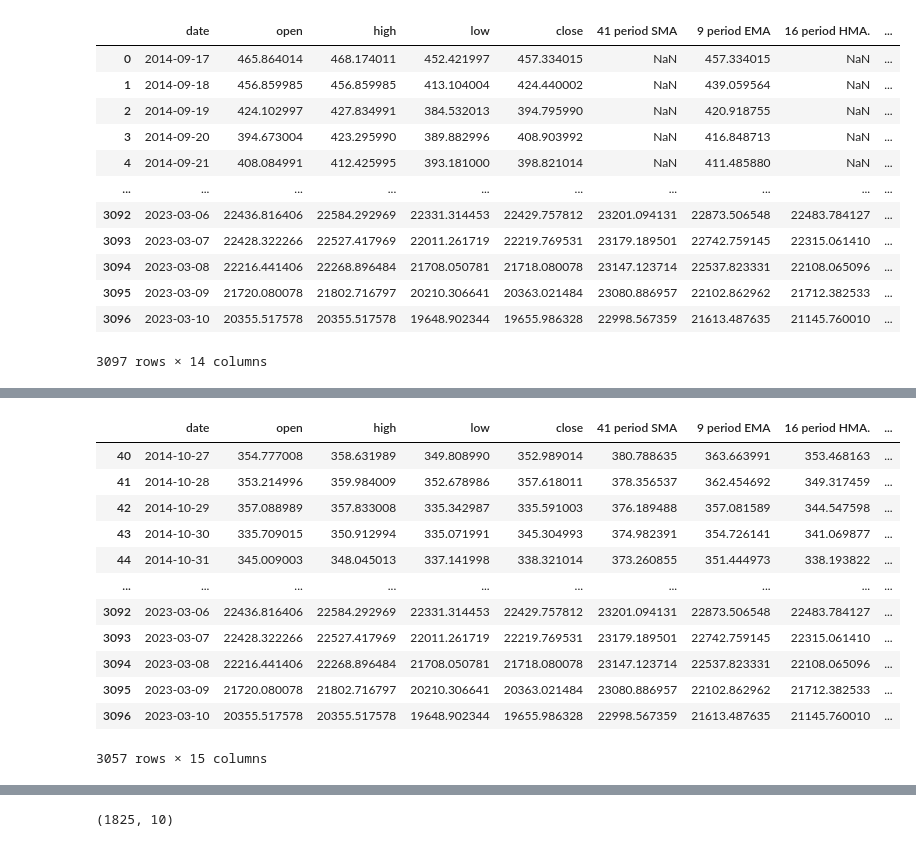
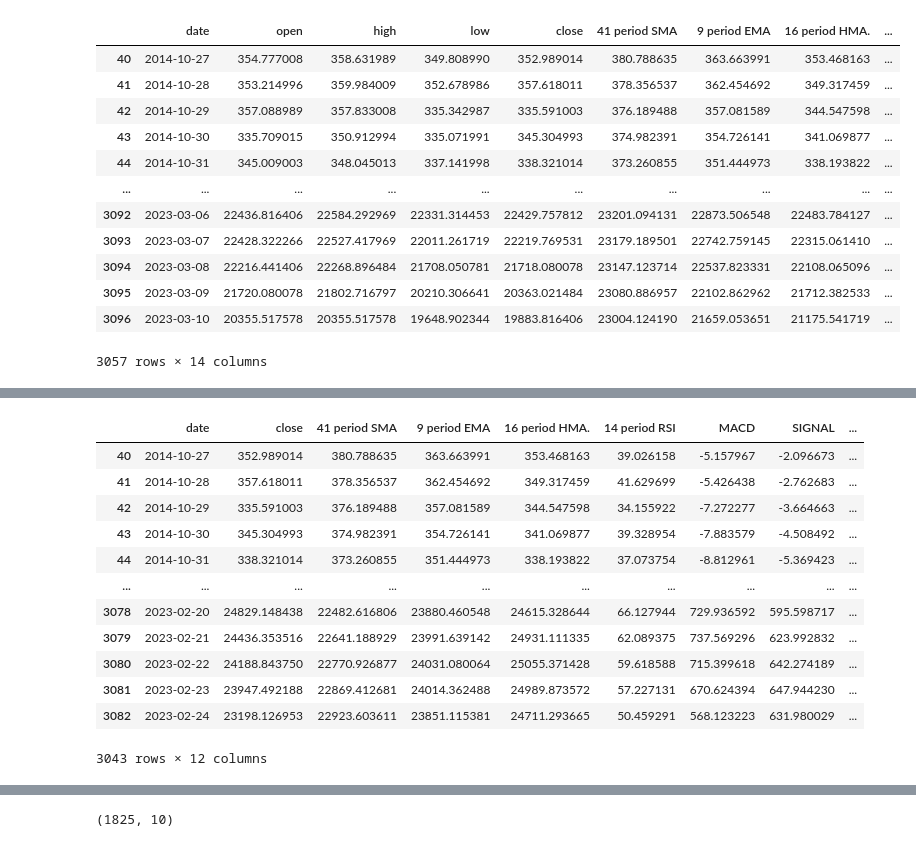
Before and after one commit to hristo-darlyanov/CryptoTradingMLPredictor, a Jupyter notebook: prediction.ipynb, the cells around one changed output, grey strips where cells are left out. Saved outputs shown, nothing was run; the diff lists cells and outputs as text; code cells hidden in the pictures.

```diff
--- a/prediction.ipynb
+++ b/prediction.ipynb
@@ -52,24 +52,22 @@ df
 3097 rows × 5 columns
 # %%
 indicators = ['SMA', 'EMA', 'HMA', 'RSI', 'MACD', 'BBANDS']
-df = getTickerIndicatorData(df, indicators)
+df = getTickerIndicatorData(df, indicators, dropna=True)
 df
 # %% [output]
 |  | date | open | high | low | close | 41 period SMA | 9 period EMA | 16 period HMA. | ... |
-| 0 | 2014-09-17 | 465.864014 | 468.174011 | 452.421997 | 457.334015 | NaN | 457.334015 | NaN | ... |
-| 1 | 2014-09-18 | 456.859985 | 456.859985 | 413.104004 | 424.440002 | NaN | 439.059564 | NaN | ... |
-| 2 | 2014-09-19 | 424.102997 | 427.834991 | 384.532013 | 394.795990 | NaN | 420.918755 | NaN | ... |
-| 3 | 2014-09-20 | 394.673004 | 423.295990 | 389.882996 | 408.903992 | NaN | 416.848713 | NaN | ... |
-| 4 | 2014-09-21 | 408.084991 | 412.425995 | 393.181000 | 398.821014 | NaN | 411.485880 | NaN | ... |
+| 40 | 2014-10-27 | 354.777008 | 358.631989 | 349.808990 | 352.989014 | 380.788635 | 363.663991 | 353.468163 | ... |
+| 41 | 2014-10-28 | 353.214996 | 359.984009 | 352.678986 | 357.618011 | 378.356537 | 362.454692 | 349.317459 | ... |
+| 42 | 2014-10-29 | 357.088989 | 357.833008 | 335.342987 | 335.591003 | 376.189488 | 357.081589 | 344.547598 | ... |
+| 43 | 2014-10-30 | 335.709015 | 350.912994 | 335.071991 | 345.304993 | 374.982391 | 354.726141 | 341.069877 | ... |
+| 44 | 2014-10-31 | 345.009003 | 348.045013 | 337.141998 | 338.321014 | 373.260855 | 351.444973 | 338.193822 | ... |
 | ... | ... | ... | ... | ... | ... | ... | ... | ... | ... |
 | 3092 | 2023-03-06 | 22436.816406 | 22584.292969 | 22331.314453 | 22429.757812 | 23201.094131 | 22873.506548 | 22483.784127 | ... |
 | 3093 | 2023-03-07 | 22428.322266 | 22527.417969 | 22011.261719 | 22219.769531 | 23179.189501 | 22742.759145 | 22315.061410 | ... |
 | 3094 | 2023-03-08 | 22216.441406 | 22268.896484 | 21708.050781 | 21718.080078 | 23147.123714 | 22537.823331 | 22108.065096 | ... |
 | 3095 | 2023-03-09 | 21720.080078 | 21802.716797 | 20210.306641 | 20363.021484 | 23080.886957 | 22102.862962 | 21712.382533 | ... |
-| 3096 | 2023-03-10 | 20355.517578 | 20355.517578 | 19648.902344 | 19655.986328 | 22998.567359 | 21613.487635 | 21145.760010 | ... |
+| 3096 | 2023-03-10 | 20355.517578 | 20355.517578 | 19648.902344 | 19883.816406 | 23004.124190 | 21659.053651 | 21175.541719 | ... |
-3097 rows × 14 columns
+3057 rows × 14 columns
-# %%
-df.dropna(inplace=True)
 # %%
 df.isnull().sum()
 # %% [output]
@@ -89,19 +87,19 @@ BB_MIDDLE         0
 BB_LOWER          0
 dtype: int64
 # %%
-df2 = produce_prediction(df, 14)
+df2 = produce_prediction(df, 14, dropna=True, removeohl=True)
 df2
 # %% [output]
-|  | date | open | high | low | close | 41 period SMA | 9 period EMA | 16 period HMA. | ... |
-| 40 | 2014-10-27 | 354.777008 | 358.631989 | 349.808990 | 352.989014 | 380.788635 | 363.663991 | 353.468163 | ... |
-| 41 | 2014-10-28 | 353.214996 | 359.984009 | 352.678986 | 357.618011 | 378.356537 | 362.454692 | 349.317459 | ... |
-| 42 | 2014-10-29 | 357.088989 | 357.833008 | 335.342987 | 335.591003 | 376.189488 | 357.081589 | 344.547598 | ... |
-| 43 | 2014-10-30 | 335.709015 | 350.912994 | 335.071991 | 345.304993 | 374.982391 | 354.726141 | 341.069877 | ... |
-| 44 | 2014-10-31 | 345.009003 | 348.045013 | 337.141998 | 338.321014 | 373.260855 | 351.444973 | 338.193822 | ... |
+|  | date | close | 41 period SMA | 9 period EMA | 16 period HMA. | 14 period RSI | MACD | SIGNAL | ... |
+| 40 | 2014-10-27 | 352.989014 | 380.788635 | 363.663991 | 353.468163 | 39.026158 | -5.157967 | -2.096673 | ... |
+| 41 | 2014-10-28 | 357.618011 | 378.356537 | 362.454692 | 349.317459 | 41.629699 | -5.426438 | -2.762683 | ... |
+| 42 | 2014-10-29 | 335.591003 | 376.189488 | 357.081589 | 344.547598 | 34.155922 | -7.272277 | -3.664663 | ... |
+| 43 | 2014-10-30 | 345.304993 | 374.982391 | 354.726141 | 341.069877 | 39.328954 | -7.883579 | -4.508492 | ... |
+| 44 | 2014-10-31 | 338.321014 | 373.260855 | 351.444973 | 338.193822 | 37.073754 | -8.812961 | -5.369423 | ... |
 | ... | ... | ... | ... | ... | ... | ... | ... | ... | ... |
-| 3092 | 2023-03-06 | 22436.816406 | 22584.292969 | 22331.314453 | 22429.757812 | 23201.094131 | 22873.506548 | 22483.784127 | ... |
-| 3093 | 2023-03-07 | 22428.322266 | 22527.417969 | 22011.261719 | 22219.769531 | 23179.189501 | 22742.759145 | 22315.061410 | ... |
-| 3094 | 2023-03-08 | 22216.441406 | 22268.896484 | 21708.050781 | 21718.080078 | 23147.123714 | 22537.823331 | 22108.065096 | ... |
-| 3095 | 2023-03-09 | 21720.080078 | 21802.716797 | 20210.306641 | 20363.021484 | 23080.886957 | 22102.862962 | 21712.382533 | ... |
-| 3096 | 2023-03-10 | 20355.517578 | 20355.517578 | 19648.902344 | 19655.986328 | 22998.567359 | 21613.487635 | 21145.760010 | ... |
+| 3078 | 2023-02-20 | 24829.148438 | 22482.616806 | 23880.460548 | 24615.328644 | 66.127944 | 729.936592 | 595.598717 | ... |
+| 3079 | 2023-02-21 | 24436.353516 | 22641.188929 | 23991.639142 | 24931.111335 | 62.089375 | 737.569296 | 623.992832 | ... |
+| 3080 | 2023-02-22 | 24188.843750 | 22770.926877 | 24031.080064 | 25055.371428 | 59.618588 | 715.399618 | 642.274189 | ... |
+| 3081 | 2023-02-23 | 23947.492188 | 22869.412681 | 24014.362488 | 24989.873572 | 57.227131 | 670.624394 | 647.944230 | ... |
+| 3082 | 2023-02-24 | 23198.126953 | 22923.603611 | 23851.115381 | 24711.293665 | 50.459291 | 568.123223 | 631.980029 | ... |
-3057 rows × 15 columns
+3043 rows × 12 columns
```
Also changed, not shown: parts of 7 cells of this notebook, 2 other files.
